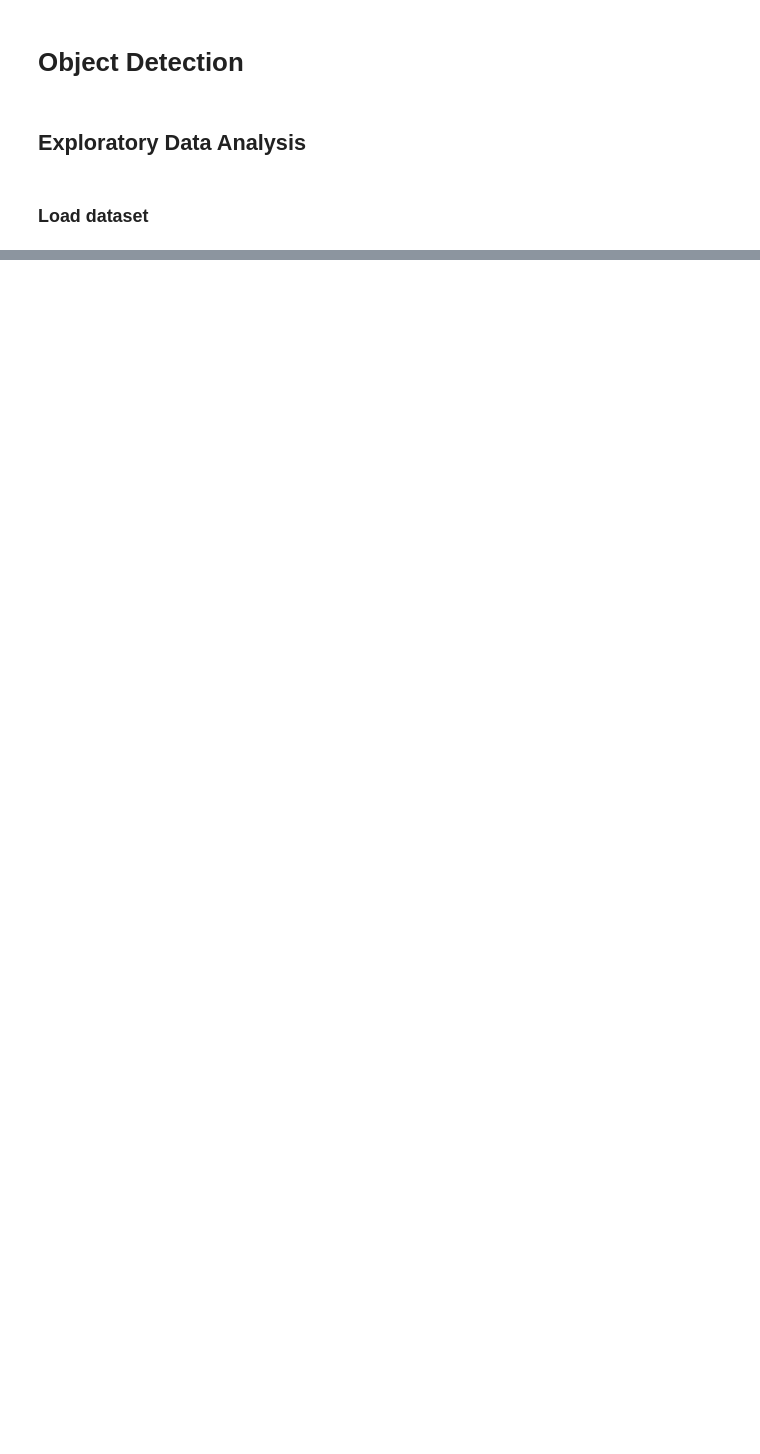
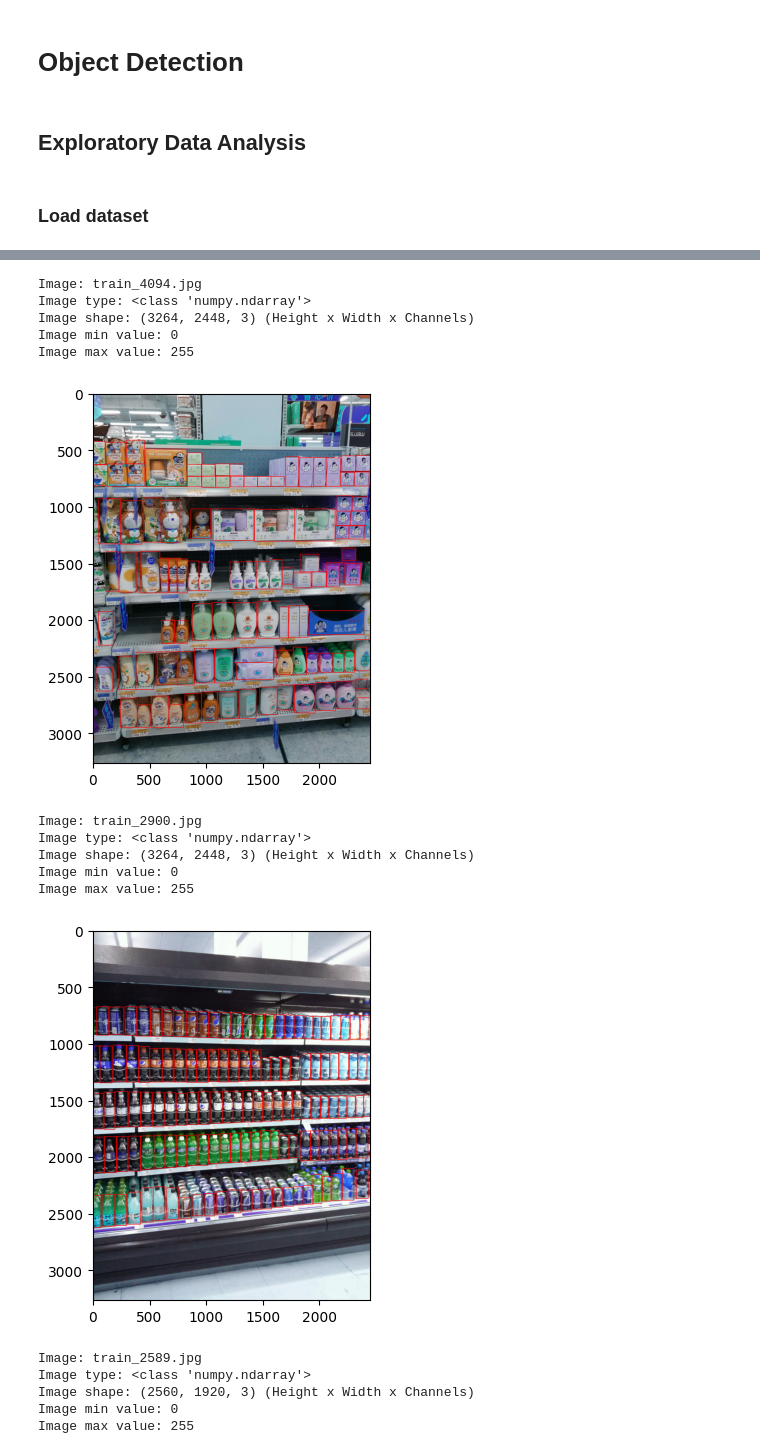
Before and after one commit to JotaCe7/In-store_Inventory_Management_Object_Detection, a Jupyter notebook: notebooks/EDA.ipynb, the cells around one changed output, grey strips where cells are left out. Drawn from its saved outputs; the diff is of its cells as text; code cells hidden in the pictures; blank space fills up the shorter version.

```diff
--- a/notebooks/EDA.ipynb
+++ b/notebooks/EDA.ipynb
@@ -30,0 +67,21 @@ img = cv2.imread0.('../data/SKU-110K_fixed/annotations/annotations_train.csv')
+# %%
+for image_name in random.sample(images_list_train, k = 5):
+  display_annotated_image(image_name)
+# %% [output]
+Image: train_4094.jpg
+Image type: <class 'numpy.ndarray'>
+Image shape: (3264, 2448, 3) (Height x Width x Channels)
+Image min value: 0
+Image max value: 255
+[figure, added]
+Image: train_2900.jpg
+Image type: <class 'numpy.ndarray'>
+Image shape: (3264, 2448, 3) (Height x Width x Channels)
+Image min value: 0
+Image max value: 255
+[figure, added]
+Image: train_2589.jpg
+Image type: <class 'numpy.ndarray'>
+Image shape: (2560, 1920, 3) (Height x Width x Channels)
+Image min value: 0
+Image max value: 255
```
Also changed, not shown: parts of 8 cells of this notebook.
